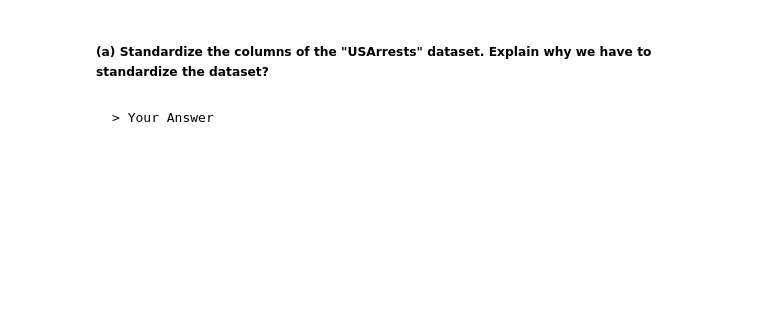
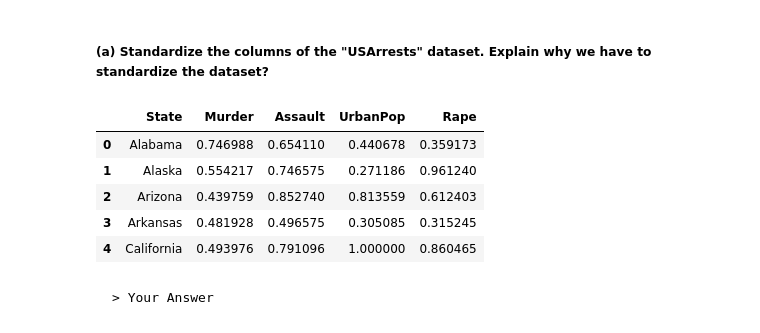
Before and after one commit to kssrr/DataMiningAssignments, a Jupyter notebook: Exercise09/Assignment_09.ipynb, the cells around one changed output. Saved outputs shown, nothing was run; the diff lists cells and outputs as text; code cells hidden in the pictures; blank space fills up the shorter version.

````diff
--- a/Exercise09/Assignment_09.ipynb
+++ b/Exercise09/Assignment_09.ipynb
@@ -118,5 +113,17 @@ Requirement already satisfied: six>=1.5 in /Users/lorenzruckert/anaconda3/lib/py
 # %% [markdown]
 ##### __(a) Standardize the columns of the "USArrests" dataset. Explain why we have to standardize the dataset?__
+# %%
+numeric = ["Murder", "Assault", "UrbanPop", "Rape"]
+# Using min-max normalization:
+arrests[numeric] = (arrests[numeric] - arrests[numeric].min()) / (arrests[numeric].max() - arrests[numeric].min())
+arrests.head()
+# %% [output]
+|  | State | Murder | Assault | UrbanPop | Rape |
+| 0 | Alabama | 0.746988 | 0.654110 | 0.440678 | 0.359173 |
+| 1 | Alaska | 0.554217 | 0.746575 | 0.271186 | 0.961240 |
+| 2 | Arizona | 0.439759 | 0.852740 | 0.813559 | 0.612403 |
+| 3 | Arkansas | 0.481928 | 0.496575 | 0.305085 | 0.315245 |
+| 4 | California | 0.493976 | 0.791096 | 1.000000 | 0.860465 |
 # %% [markdown]
 ```
 > Your Answer
````
Also changed, not shown: parts of 12 cells of this notebook.
